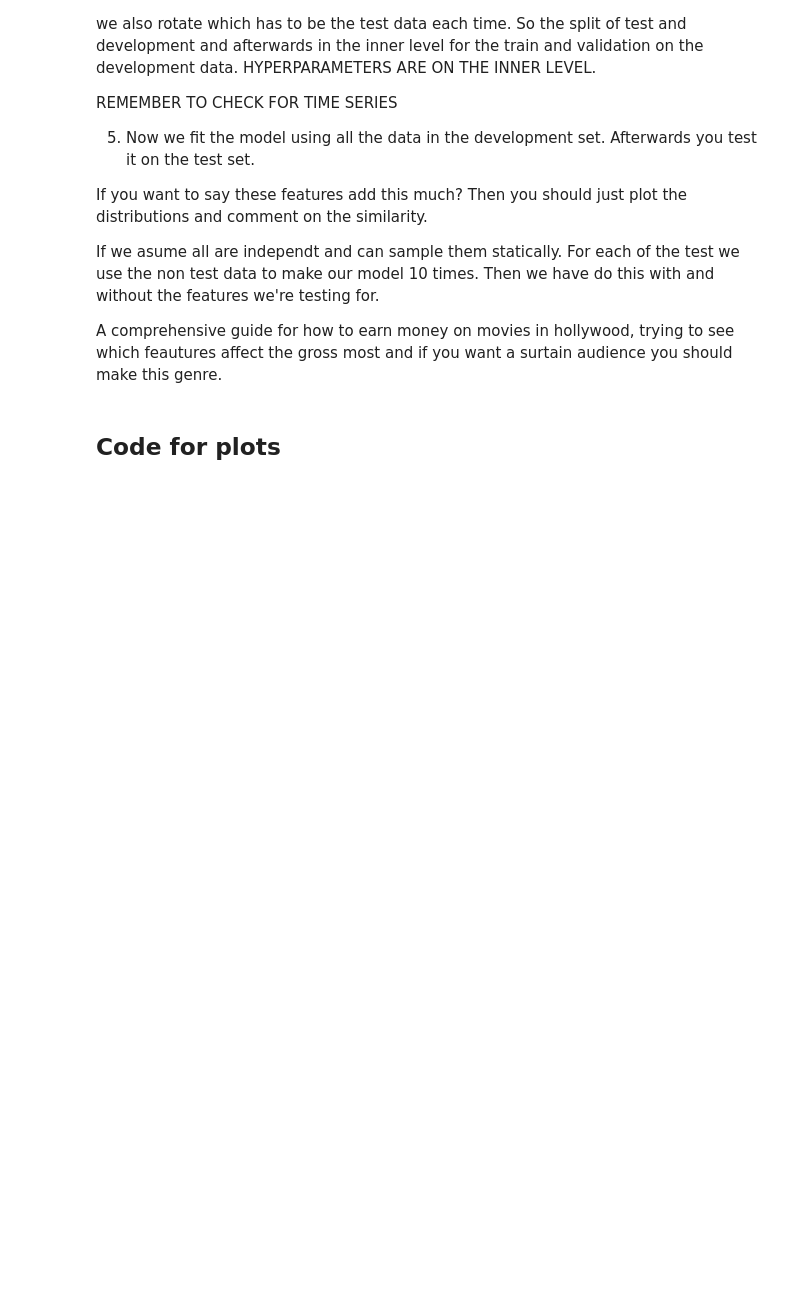
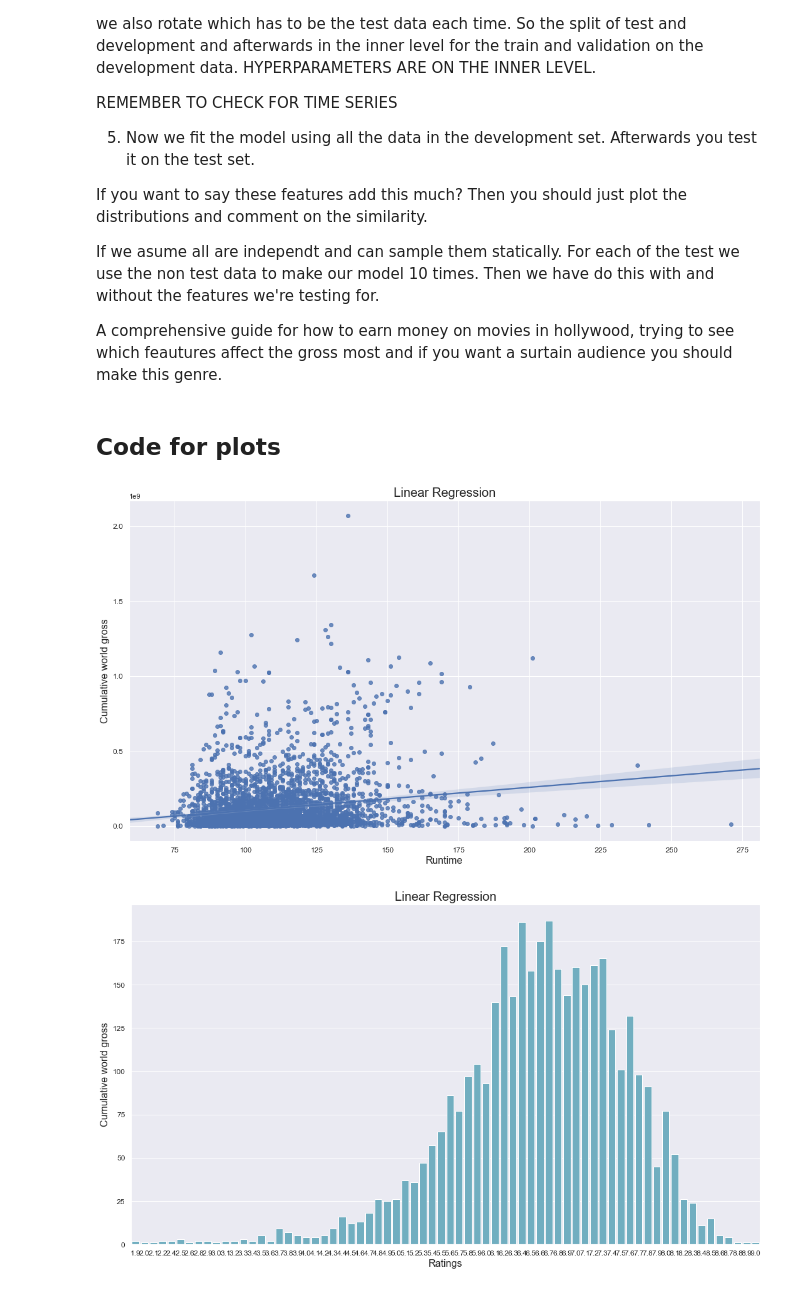
Before and after one commit to DavidJacobsen11/sds_bestgroup4ever, a Jupyter notebook: scraping_ols_machine.ipynb, the cells around one changed output. Cells and saved outputs as stored; diff of their text form; code cells hidden in the pictures; blank space fills up the shorter version.

```diff
--- a/scraping_ols_machine.ipynb
+++ b/scraping_ols_machine.ipynb
@@ -864,3 +886,41 @@ plt.rc('xtick', labelsize=SMALL_SIZE)    # fontsize of the tick labels
 plt.rc('ytick', labelsize=SMALL_SIZE)    # fontsize of the tick labels
 plt.rc('legend', fontsize=SMALL_SIZE)    # legend fontsize
 plt.rc('figure', titlesize=BIGGER_SIZE)  # fontsize of the figure title
+# %%
+import matplotlib.pyplot as plt
+import numpy as np
+import pandas as pd
+import seaborn as sns
+
+%matplotlib inline
+
+# Første plot - viser ingen klar sammenhæng
+fig, ax = plt.subplots(figsize = (18,10))
+ax = sns.regplot(x="runtime", y="cumulative_world_gross", data=df2) # HVAD SKER DER FOR Y-AKSEN ?? Hvorfor er så mange film på 0,0?
+ax = plt.gca()
+ax.set_xlabel('Runtime')
+ax.set_ylabel('Cumulative world gross')
+ax.set_title('Linear Regression')
+ax.title.set_fontsize(20)
+ax.xaxis.label.set_fontsize(16)
+ax.yaxis.label.set_fontsize(16)
+for item in ax.get_yticklabels()+ax.get_xticklabels():
+    item.set_fontsize(12)
+
+
+# Andet plot
+import seaborn as sns; sns.set(color_codes=True)
+fig, ax = plt.subplots(figsize = (18,10))
+ax = sns.countplot(x="rating", data=df2, color="c") # HVAD SKER DER FOR Y-AKSEN ?? Hvorfor er så mange film på 0,0?
+ax = plt.gca()
+ax.set_xlabel('Ratings')
+ax.set_ylabel('Cumulative world gross')
+ax.set_title('Linear Regression')
+ax.title.set_fontsize(20)
+ax.xaxis.label.set_fontsize(16)
+ax.yaxis.label.set_fontsize(16)
+for item in ax.get_yticklabels()+ax.get_xticklabels():
+    item.set_fontsize(12)
+# %% [output]
+[figure, added]
+[figure, added]
```
Also changed, not shown: parts of 29 cells of this notebook, 5 other files.
